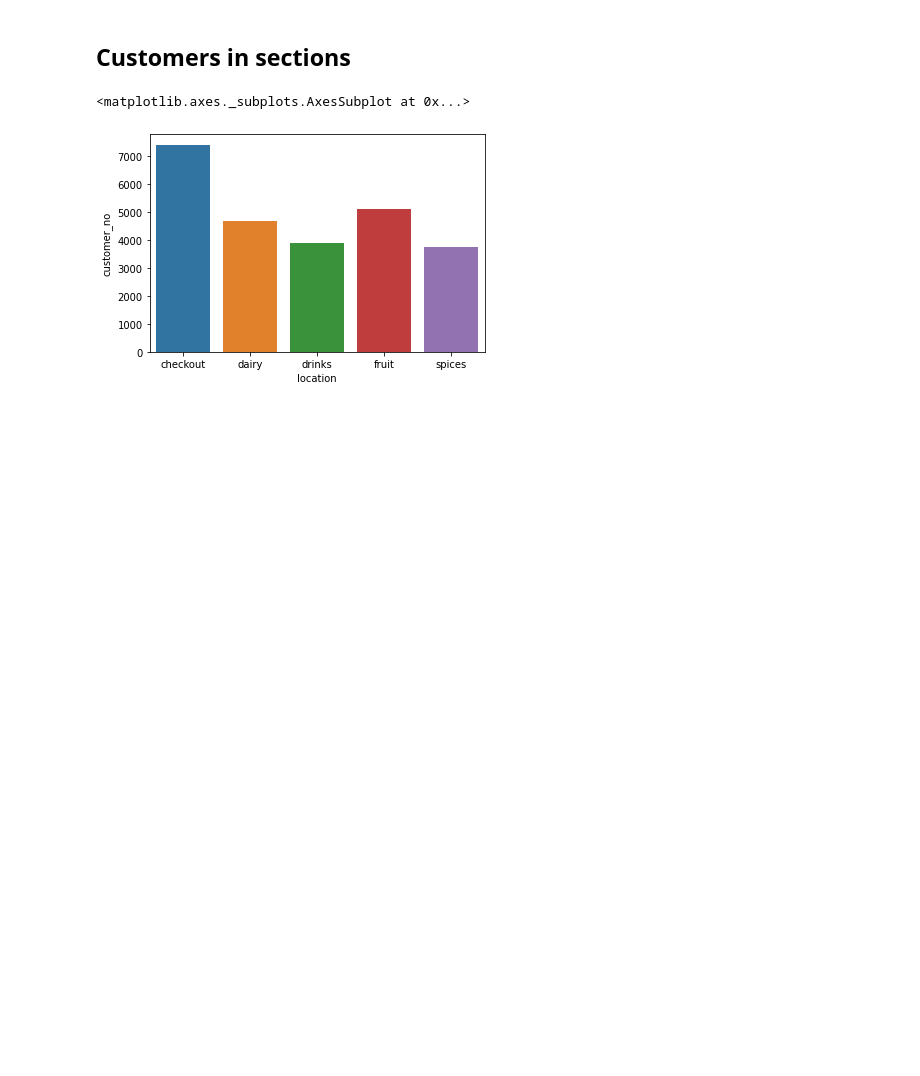
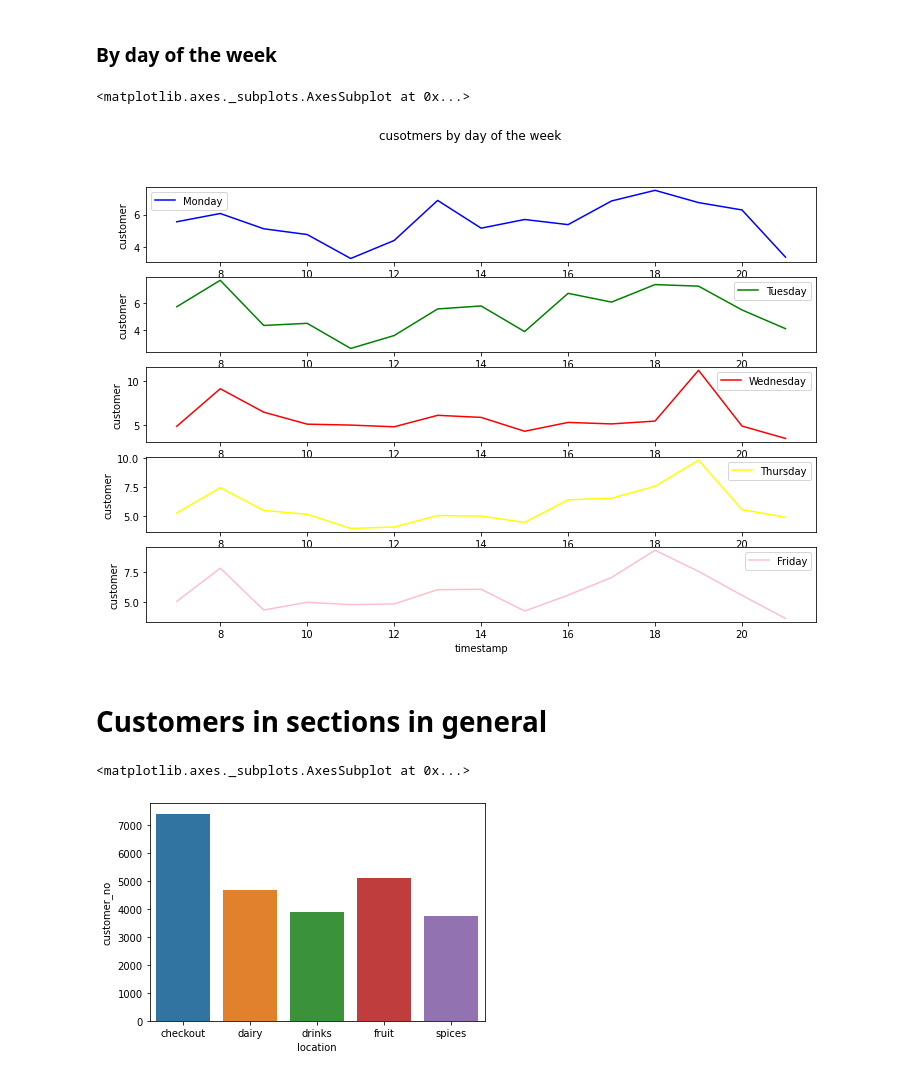
Before and after one commit to GesaJo/Simulation-Project, a Jupyter notebook: EDA_supermarket.ipynb, the cells around one changed output. Saved outputs shown, nothing was run; the diff lists cells and outputs as text; code cells hidden in the pictures; blank space fills up the shorter version.

```diff
--- a/EDA_supermarket.ipynb
+++ b/EDA_supermarket.ipynb
@@ -50,0 +59,2 @@ df['day'] = df['timestamp'].dt.weekday
+# %% [markdown]
+### By day of the week
@@ -51,5 +67,17 @@ df['day'] = df['timestamp'].dt.weekday
+# %%
+fig, ax = plt.subplots(5,1, figsize=(12,8))
+fig.suptitle('cusotmers by day of the week')
+sns.lineplot(mo.index.hour, mo['customer'], ci=None, label='Monday', ax=ax[0], color='blue')
+sns.lineplot(tu.index.hour, tu['customer'], ci=None, label='Tuesday', ax=ax[1], color='green')
+sns.lineplot(we.index.hour, we['customer'], ci=None, label='Wednesday', ax=ax[2], color='red')
+sns.lineplot(th.index.hour, th['customer'], ci=None, label='Thursday', ax=ax[3], color='yellow')
+sns.lineplot(fr.index.hour, fr['customer'], ci=None, label='Friday', ax=ax[4], color='pink')
+#plt.legend()
+# %% [output]
+<matplotlib.axes._subplots.AxesSubplot at 0x...>
+[figure, added]
 # %% [markdown]
-## Customers in sections
+# Customers in sections in general
 # %%
 locations = df.groupby('location').count()
 # %%
```
Also changed, not shown: parts of 31 cells of this notebook.
